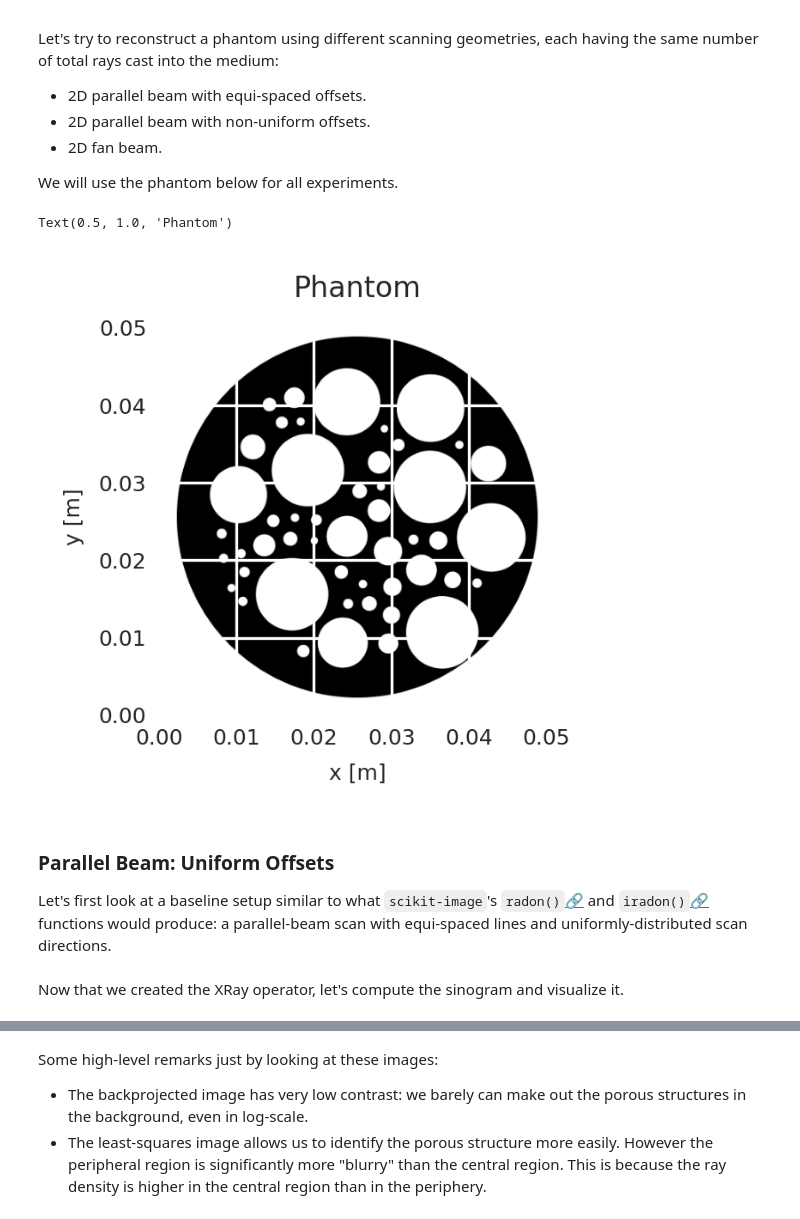
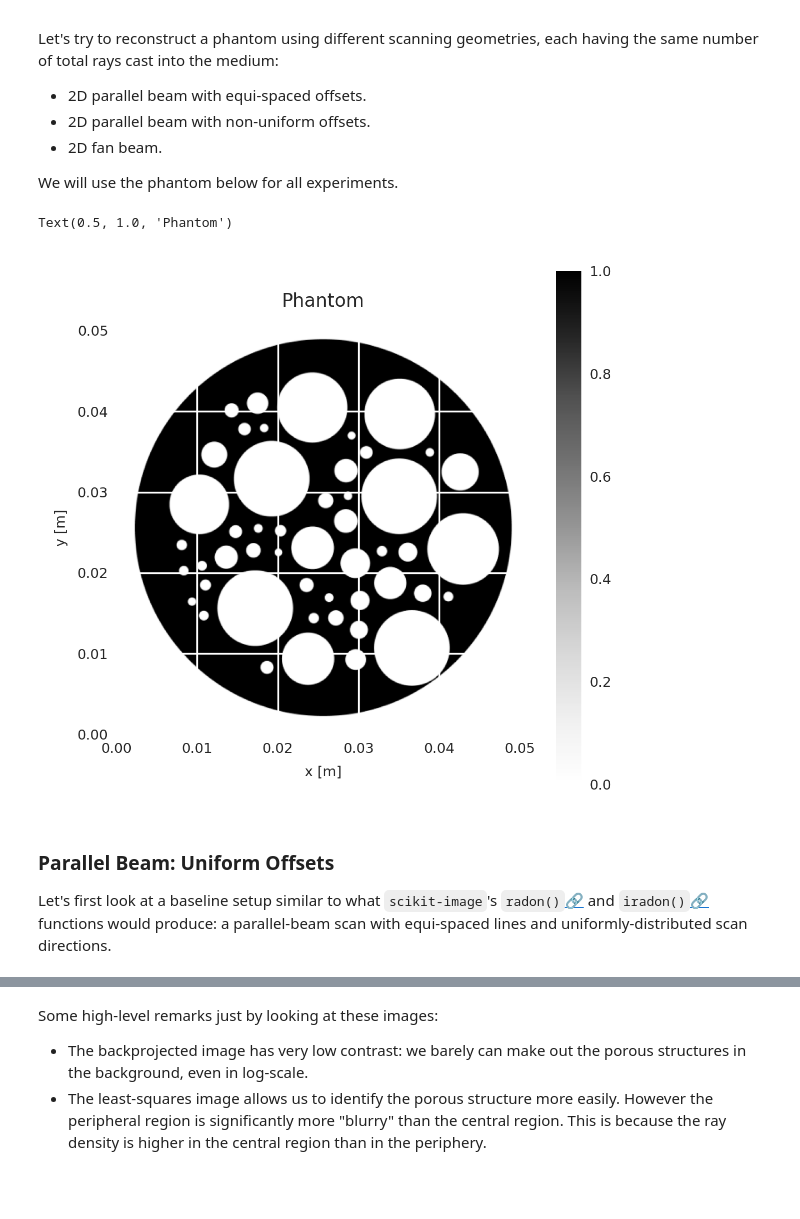
Before and after one commit to pyxu-org/pyxu, a Jupyter notebook: doc/examples/xray.ipynb, the cells around one changed output, grey strips where cells are left out. Cells and saved outputs as stored; diff of their text form; code cells hidden in the pictures; blank space fills up the shorter version.

```diff
--- a/doc/examples/xray.ipynb
+++ b/doc/examples/xray.ipynb
@@ -27,7 +27,7 @@ import pyxu.experimental.xray as pxr
 
 warn.filterwarnings("ignore")
 plt.style.use("seaborn-v0_8-darkgrid")
-plt.rcParams["figure.figsize"] = [2, 2]
+plt.rcParams["figure.figsize"] = [4, 4]
 plt.rcParams["figure.dpi"] = 300
 plt.rcParams["axes.grid"] = True
 plt.rcParams["image.cmap"] = "Greys"
@@ -85,34 +85,35 @@ We will use the phantom below for all experiments.
 # %%
 def create_2D_phantom(shape: tuple[int], seed: int) -> np.ndarray:
     # in: (N_h, N_w) phantom dimensions [px]
     # out: (N_h, N_w) phantom
     import xdesign as xd
 
     np.random.seed(seed)
     substrate = xd.Foam(size_range=[0.1, 0.01], gap=0.025, porosity=0.5)
     I = xd.discrete_phantom(substrate, np.mean(shape, dtype=int))  # produce image at average resolution
     I = np.pad(I, int(0.05 * I.shape[0]))  # 5% axial pad
 
     I = ski.transform.rescale(I, scale=np.array(shape) / I.shape[0])  # rescale to user dimensions
     I = (I - I.min()) / I.ptp()
     return I
 
 N_side = 512  # N_px = N_side**2
 pitch = 1e-4  # m/px [can differ per axis]
 phantom = create_2D_phantom(shape=(N_side, N_side), seed=5)
 im_kwargs = dict(
     origin="lower",
     extent=[0, N_side * pitch, 0, N_side * pitch],
 )
 
 fig, ax = plt.subplots()
-ax.imshow(phantom, **im_kwargs)
+im = ax.imshow(phantom, **im_kwargs)
+fig.colorbar(im)
 ax.set_xlabel("x [m]")
 ax.set_ylabel("y [m]")
 ax.set_title("Phantom")
 # %% [output]
 Text(0.5, 1.0, 'Phantom')
-[figure, old version]
+[figure, new version]
 # %% [markdown]
 ### Parallel Beam: Uniform Offsets
 
@@ -145,5 +146,3 @@ op_para_u = pxr.XRayTransform.init(
     n_spec=n_spec.reshape(-1, 2),  # (N_ray, 2) directions
     t_spec=t_spec.reshape(-1, 2),  # (N_ray, 2)
 )
-# %% [markdown]
-Now that we created the XRay operator, let's compute the sinogram and visualize it.
```
Also changed, not shown: parts of 15 cells of this notebook.
